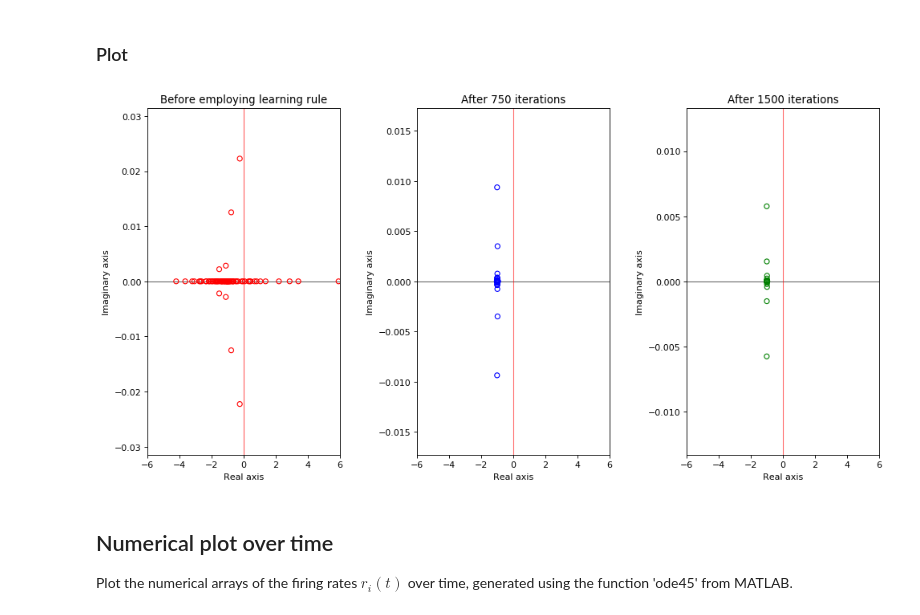
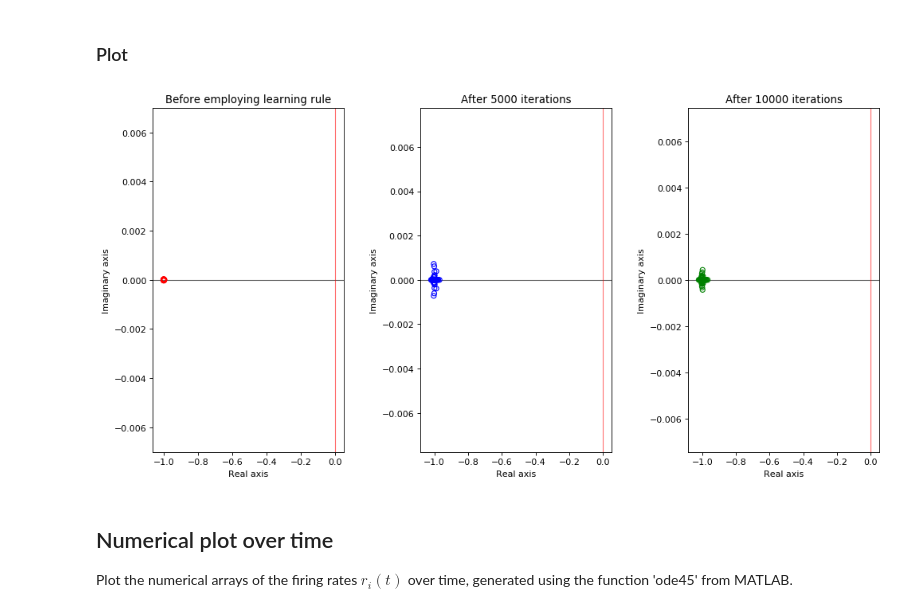
Before and after one commit to parkseo7/ADM-in-Neuronal-Population, a Jupyter notebook: script_matlabData.ipynb, the cells around one changed output. Cells and saved outputs as stored; diff of their text form; code cells hidden in the pictures.

```diff
--- a/script_matlabData.ipynb
+++ b/script_matlabData.ipynb
@@ -28,8 +29,8 @@ from IPython.display import clear_output
 # %%
 # Directory + import .mat file as dictionary:
 dir_main = os.getcwd()
-dataFolder = 'trial1'
-dataName = 'results.mat'
+dataFolder = 'ICBM'
+dataName = 'results3.mat'
 dirImport = os.path.join(dir_main, 'data', 'arrays', dataFolder, dataName)
 dictMat = sio.loadmat(dirImport)
 
@@ -105,31 +106,31 @@ ms1 = 30
 # %%
 fig, ax = plt.subplots(3, figsize=(12,6), dpi=80)
 
 # Set positions
 ax[0].set_position(bbox0)
 ax[1].set_position(bbox1)
 ax[2].set_position(bbox2)
 
 ax[0].scatter(eigs0_re, eigs0_im, facecolors='none', edgecolors='red', s=ms1, zorder=1)
 ax[1].scatter(eigs1_re, eigs1_im, facecolors='none', edgecolors='blue', s=ms1, zorder=1)
 ax[2].scatter(eigs2_re, eigs2_im, facecolors='none', edgecolors='green', s=ms1, zorder=1)
 
 # Axis lines
 for k in range(len(ax)):
     ax[k].axhline(y=0, lw=lwAx, alpha=alpAx, color='black', zorder=0)
     ax[k].axvline(x=0, lw=lwAx, alpha=alpAx, color='red', zorder=0)
-    ax[k].set_xlim(left=-6, right=6)
+    # ax[k].set_xlim(left=-6, right=6)
 
 if isLabels:
     ax[0].set_title('Before employing learning rule')
     ax[1].set_title('After {} iterations'.format(int(num_iter/2)))
     ax[2].set_title('After {} iterations'.format(num_iter))
 
     for k in range(len(ax)):
         ax[k].set_xlabel('Real axis')
         ax[k].set_ylabel('Imaginary axis')
 # %% [output]
-[figure, old version]
+[figure, new version]
 # %% [markdown]
 ## Numerical plot over time
 
```
Also changed, not shown: parts of 12 cells of this notebook, 43 other files.
